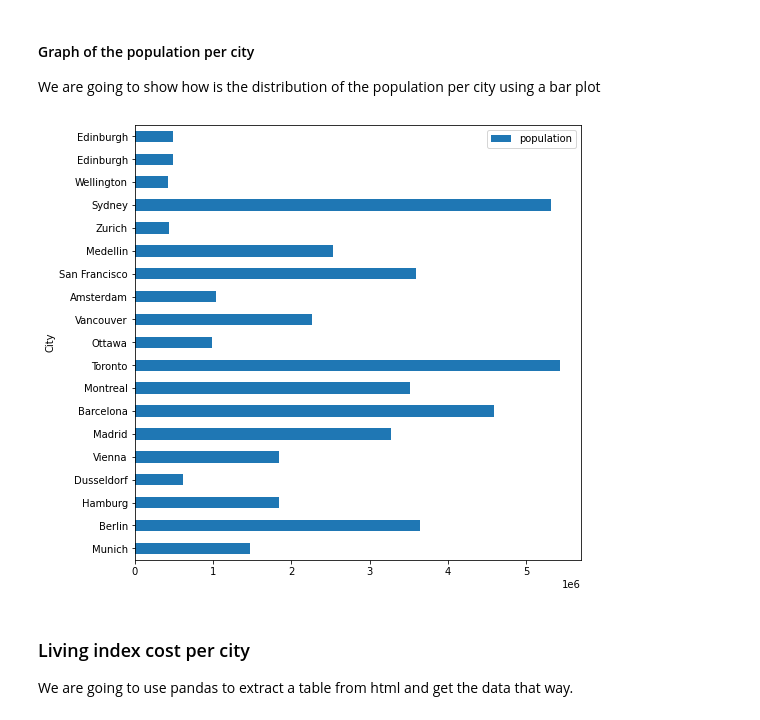
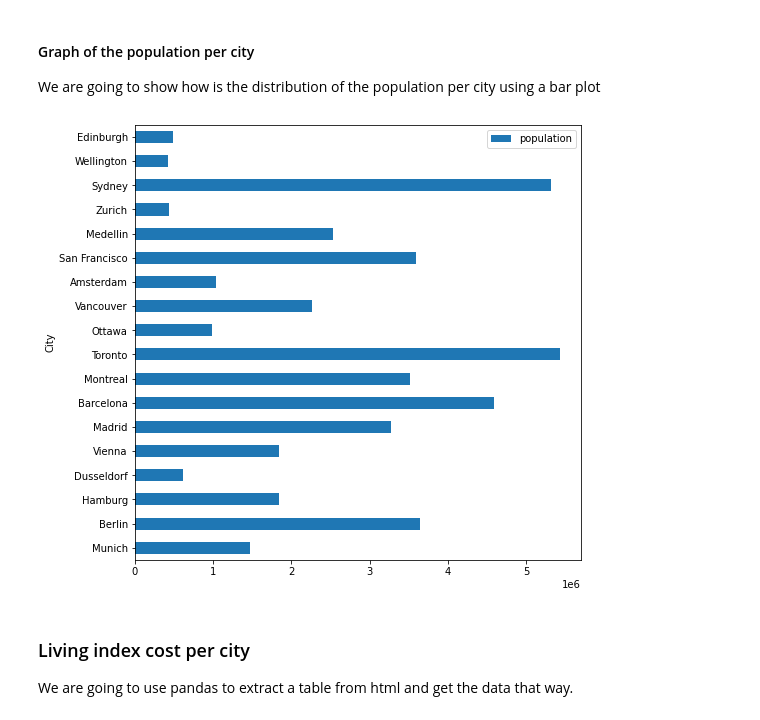
Before and after one commit to alexsotocx/Coursera_Capstone, a Jupyter notebook: CapstoneProject.ipynb, the cells around one changed output. Saved outputs shown, nothing was run; the diff lists cells and outputs as text; code cells hidden in the pictures.

```diff
--- a/CapstoneProject.ipynb
+++ b/CapstoneProject.ipynb
@@ -114,9 +114,10 @@ df_cities = df_cities_all[df_cities_all['city_ascii'] == 'Munich']
 
 for city_map in selected_cities:
     city_name, country_name = [city_map['city'], city_map['country']]
-    df_cities = df.append(df_cities_all[(df_cities_all['city_ascii'] == city_name) & (df_cities_all['country'] == country_name)])
+    df_cities = df_cities.append(df_cities_all[(df_cities_all['city_ascii'] == city_name) & (df_cities_all['country'] == country_name)])
 
 df_cities = df_cities.reset_index()[['city_ascii', 'lat', 'lng', 'country', 'population']]
+df_cities.rename(columns={"city_ascii": "City"}, inplace=True)
 # %%
 df_cities
 # %% [output]
@@ -180,9 +181,9 @@ generated_map
 
 We are going to show how is the distribution of the population per city using a bar plot
 # %%
-ax = df_cities.plot(kind='barh', x='city_ascii', y='population',xlabel='City', ylabel='Population in million of people', figsize=(8,8))
+ax = df_cities.plot(kind='barh', x='City', y='population',xlabel='City', ylabel='Population in million of people', figsize=(8,8))
 # %% [output]
-[figure, old version]
+[figure, new version]
 # %% [markdown]
 ### Living index cost per city
 
```
Also changed, not shown: parts of 31 cells of this notebook.
